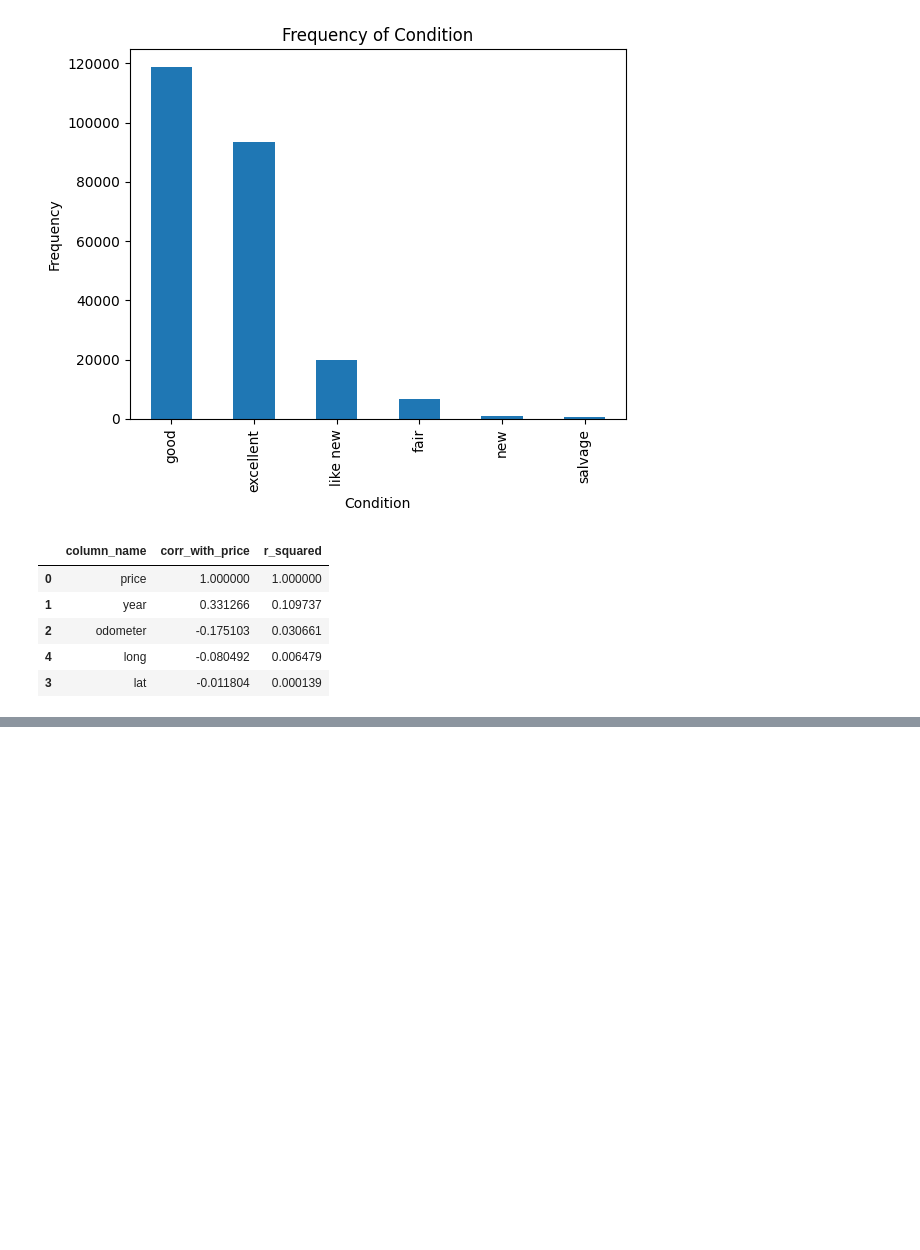
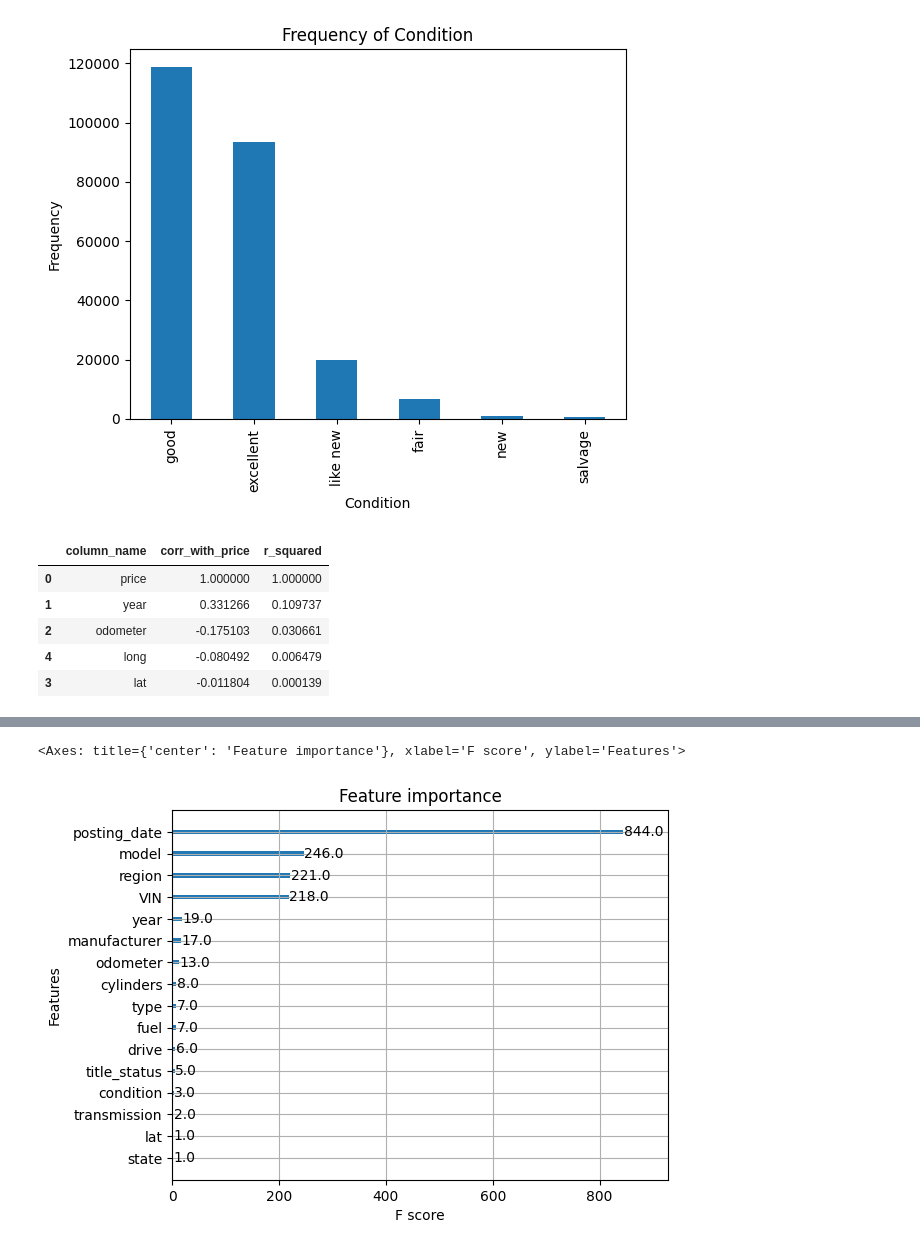
Before and after one commit to zaki1503/craigslistpriceprediction, a Jupyter notebook: DSC148FinalProjectNotebook.ipynb, the cells around one changed output, grey strips where cells are left out. Saved outputs shown, nothing was run; the diff lists cells and outputs as text; code cells hidden in the pictures; blank space fills up the shorter version.

```diff
--- a/DSC148FinalProjectNotebook.ipynb
+++ b/DSC148FinalProjectNotebook.ipynb
@@ -613,0 +874,4 @@ df_clean
+# %%
+X_train_iter = preproc_pipeline.transform(X_train)
+
+LinearRegression(n_jobs=-1).fit(X_train_iter, y_train)
@@ -613,0 +948,36 @@ df_clean
+# %%
+## for XGBoost
+
+## age feature engineering
+df_clean['age'] =(
+     df_clean['posting_date'].apply(lambda x: np.float32(str(x)[:4])) - df_clean['year'])
+
+#this was necessary to run on my machine
+df_sampled_xg = df_clean.sample(
+    n=60000,
+    #frac = 1,
+    random_state=42)
+
+
+def convert_to_category(col):
+    if col.dtypes == 'object':
+        return col.astype('category')
+    else:
+        return col
+data_final_XG = df_sampled_xg.apply(convert_to_category)
+
+# Splitting into X and y
+X = data_final_XG.drop('price', axis=1)
+y = data_final_XG['price']
+
+# Splitting into train, validation, and test sets
+X_train, X_testval, y_train, y_testval = train_test_split(X, y, test_size=0.2, random_state=42)
+X_val, X_test, y_val, y_test = train_test_split(X_testval, y_testval, test_size=0.5, random_state=42)
+
+# Printing the shapes of the resulting arrays
+print("X_train shape:", X_train.shape)
+print("y_train shape:", y_train.shape)
+print("X_val shape:", X_val.shape)
+print("y_val shape:", y_val.shape)
+print("X_test shape:", X_test.shape)
+print("y_test shape:", y_test.shape)
@@ -613,0 +1122,5 @@ df_clean
+# %%
+xgb.plot_importance(model)
+# %% [output]
+<Axes: title={'center': 'Feature importance'}, xlabel='F score', ylabel='Features'>
+[figure, added]
```
Also changed, not shown: parts of 25 cells of this notebook.
